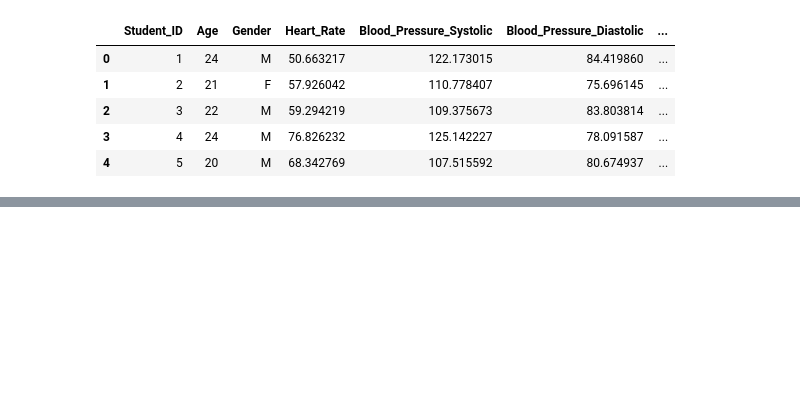
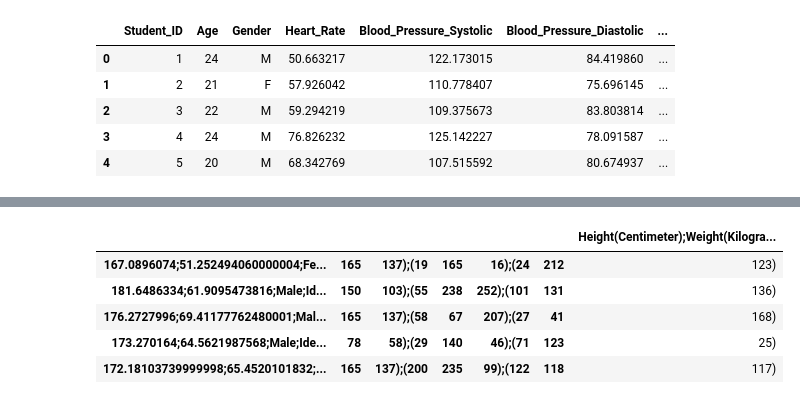
Before and after one commit to lhrong16/Data-Science, a Jupyter notebook: Kaggle.ipynb, the cells around one changed output, grey strips where cells are left out. Drawn from its saved outputs; the diff is of its cells as text; code cells hidden in the pictures; blank space fills up the shorter version.

```diff
--- a/Kaggle.ipynb
+++ b/Kaggle.ipynb
@@ -45,0 +68,11 @@ data.head()
+# %%
+import pandas as pd
+data = pd.read_csv('/content/profile-of-body-metrics-and-fashion-colors/Profile of Body Metrics and Fashion Colors.csv')
+data.head()
+# %% [output]
+|  |  |  |  |  |  | Height(Centimeter);Weight(Kilogra... |
+| 167.0896074;51.252494060000004;Fe... | 165 | 137);(19 | 165 | 16);(24 | 212 | 123) |
+| 181.6486334;61.9095473816;Male;Id... | 150 | 103);(55 | 238 | 252);(101 | 131 | 136) |
+| 176.2727996;69.41177762480001;Mal... | 165 | 137);(58 | 67 | 207);(27 | 41 | 168) |
+| 173.270164;64.5621987568;Male;Ide... | 78 | 58);(29 | 140 | 46);(71 | 123 | 25) |
+| 172.18103739999998;65.4520101832;... | 165 | 137);(200 | 235 | 99);(122 | 118 | 117) |
```
Also changed, not shown: parts of 13 cells of this notebook.
